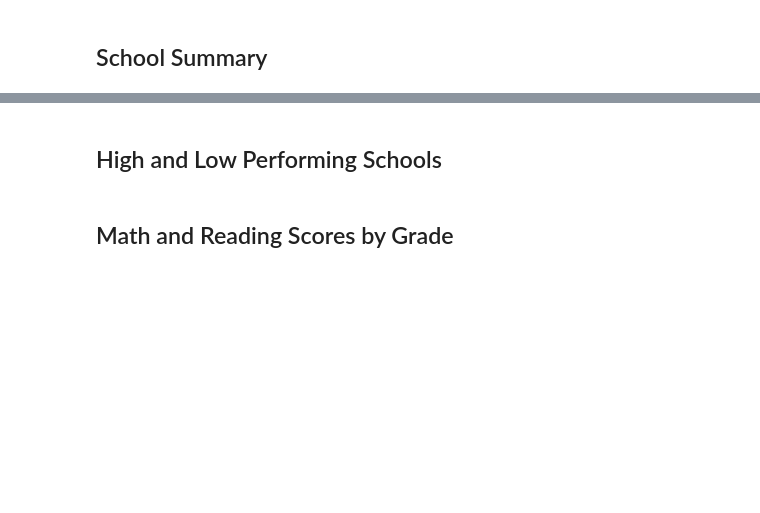
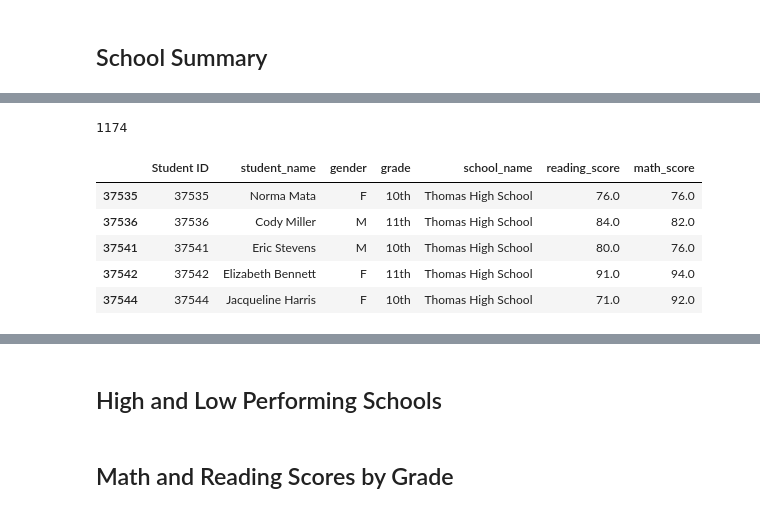
Before and after one commit to cbrandt83/School_District_Analysis, a Jupyter notebook: C_APPLICATION_PyCitySchools_Challenge_testing.ipynb, the cells around one changed output, grey strips where cells are left out. Drawn from its saved outputs; the diff is of its cells as text; code cells hidden in the pictures; blank space fills up the shorter version.

```diff
--- a/C_APPLICATION_PyCitySchools_Challenge_testing.ipynb
+++ b/C_APPLICATION_PyCitySchools_Challenge_testing.ipynb
@@ -42,8 +42,9 @@ student_data_df.head(10)
 import numpy as np
 # %%
 # Step 2. Use the loc method on the student_data_df to select all the reading scores from the 9th grade at Thomas High School and replace them with NaN.
-student_data_df.loc[]
+student_data_df.loc[(student_data_df["school_name"] == "Thomas High School") & (student_data_df["grade"] == "9th"), "reading_score"] = np.nan
 # %%
 #  Step 3. Refactor the code in Step 2 to replace the math scores with NaN.
+student_data_df.loc[(student_data_df["school_name"] == "Thomas High School") & (student_data_df["grade"] == "9th"), "math_score"] = np.nan
 # %%
 #  Step 4. Check the student data for NaN's.
@@ -191,3 +261,22 @@ per_school_summary_df
 # %%
 # Step 5.  Get the number of 10th-12th graders from Thomas High School (THS).
+Thomas_High_10thr12_Count = student_data_df.loc[(student_data_df["school_name"] == "Thomas High School") & (student_data_df["grade"] != "9th"), "Student ID"].count()
+print(Thomas_High_10thr12_Count)
+# %% [output]
+1174
+# %%
+# Step 6. Get all the students passing math from THS
+#create a new DF with the 10th-12th graders from Thomas High School
+Thomas_High_10thr12_df = student_data_df.loc[(student_data_df["school_name"] == "Thomas High School") & (student_data_df["grade"] != "9th")]
+
+#filter that new DF to get new DF with all the students passing math from THS
+passing_math = Thomas_High_10thr12_df[Thomas_High_10thr12_df["math_score"] >= 70]
+passing_math.head()
+# %% [output]
+|  | Student ID | student_name | gender | grade | school_name | reading_score | math_score |
+| 37535 | 37535 | Norma Mata | F | 10th | Thomas High School | 76.0 | 76.0 |
+| 37536 | 37536 | Cody Miller | M | 11th | Thomas High School | 84.0 | 82.0 |
+| 37541 | 37541 | Eric Stevens | M | 10th | Thomas High School | 80.0 | 76.0 |
+| 37542 | 37542 | Elizabeth Bennett | F | 11th | Thomas High School | 91.0 | 94.0 |
+| 37544 | 37544 | Jacqueline Harris | F | 10th | Thomas High School | 71.0 | 92.0 |
 # %%
```
Also changed, not shown: parts of 11 cells of this notebook, 2 other files.
